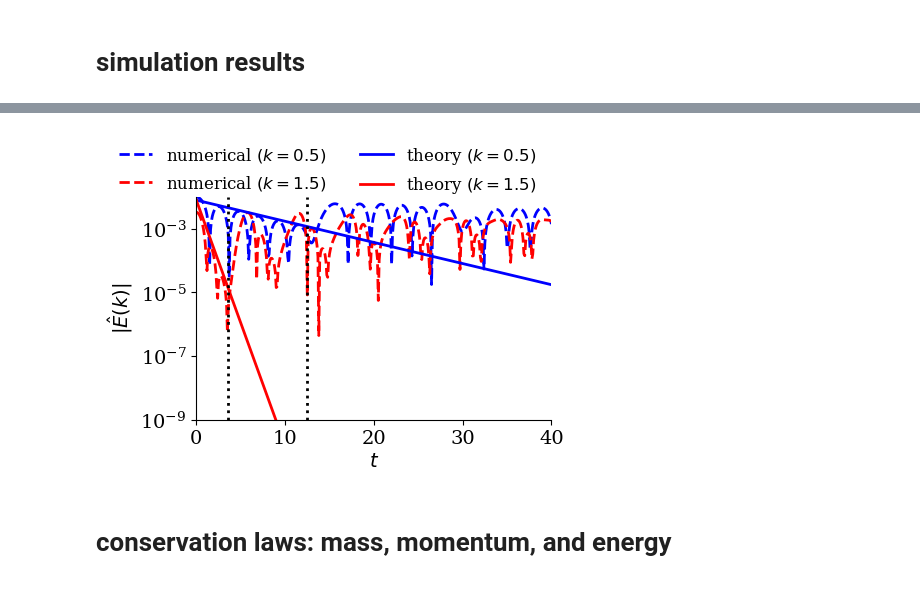
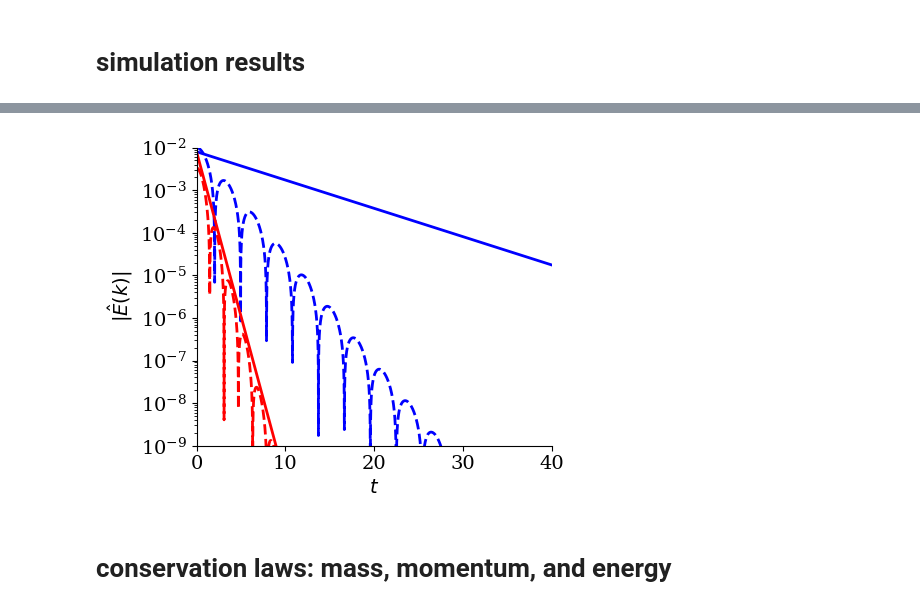
Before and after one commit to opaliss/SpectralSymbolicClosures, a Jupyter notebook: aw_simulation/linear_landau_damping.ipynb, the cells around one changed output, grey strips where cells are left out. Saved outputs shown, nothing was run; the diff lists cells and outputs as text; code cells hidden in the pictures.

```diff
--- a/aw_simulation/linear_landau_damping.ipynb
+++ b/aw_simulation/linear_landau_damping.ipynb
@@ -32,7 +32,7 @@ setup = SimulationSetupFOM(Nx=10,
                            T0=0,
                            T=40,
                            nu=0,
-                           col_type="collisionless",
+                           col_type="hyper",
                            closure_type="truncation")
 # %%
 # matrices
@@ -49,7 +49,7 @@ x = np.linspace(0, setup.L, 2*setup.Nx+1)
 # %% [markdown]
 # simulation results
 # %%
-skip = 10
+skip = 1
 # load the simulation results
 sol_midpoint_u = np.load("data/linear_landau/sol_u_" + str(setup.Nv) + "_closure_" + str(setup.closure_type) + "_collisions_" + str(setup.col_type) + ".npy")[:, ::skip]
 sol_midpoint_t = np.load("data/linear_landau/sol_t_" + str(setup.Nv) + "_closure_" + str(setup.closure_type) + "_collisions_" + str(setup.col_type) + ".npy")[::skip]
@@ -156,26 +156,27 @@ plt.tight_layout()
 # %%
 # plot the electric field damping rate
 fig, ax = plt.subplots(figsize=(5, 4))
 ax.plot(sol_midpoint_t, np.abs(E_midpoint_coeff[setup.Nx+1]), "--", c="blue", linewidth=2, label=r"numerical $(k=0.5)$")
 ax.plot(sol_midpoint_t, np.abs(E_midpoint_coeff[setup.Nx+3]), "--", c="red", linewidth=2, label=r"numerical $(k=1.5)$")
 ax.plot(sol_midpoint_t, np.exp(-0.153*sol_midpoint_t)*8e-3, linewidth=2, color="blue", label=r"theory $(k=0.5)$")
 ax.plot(sol_midpoint_t, np.exp(-1.776*sol_midpoint_t)*8e-3, linewidth=2, color="red", label=r"theory $(k=1.5)$")
-ax.axvline(1.2*np.sqrt(setup.Nv)/1.5, color="black", ls=":", linewidth=2)
-ax.axvline(1.4*np.sqrt(setup.Nv)/0.5, color="black", ls=":", linewidth=2)
+
+#ax.axvline(1.3*np.sqrt(setup.Nv)/1.5, color="black", ls=":", linewidth=2)
+#ax.axvline(1.7*np.sqrt(setup.Nv)/0.5, color="black", ls=":", linewidth=2)
 
 ax.set_yscale("log")
 ax.spines['right'].set_visible(False)
 ax.spines['top'].set_visible(False)
 ax.set_ylabel("$|\hat{E}(k)|$")
 ax.set_xlim(setup.T0, setup.T)
 ax.set_xlabel("$t$")
-legend = ax.legend(ncols=2, fancybox=False, shadow=False, fontsize=12, loc='upper right', bbox_to_anchor=(1, 1.3))
-legend.get_frame().set_alpha(0)
+# legend = ax.legend(ncols=1, fancybox=False, shadow=False, fontsize=12, loc='lower right')
+# legend.get_frame().set_alpha(0)
 ax.set_ylim(1e-9, 1e-2)
 plt.tight_layout()
-plt.savefig("figs/linear_landau/electric_field_damping_" + str(setup.Nv)+ "_closure_" + str(setup.closure_type) + "_collisions_" + str(setup.col_type) + ".png", dpi=200)
+plt.savefig("figs/linear_landau/electric_field_damping_" + str(setup.Nv)+ "_closure_" + str(setup.closure_type) + "_collisions_" + str(setup.col_type) + ".png", bbox_inches='tight', dpi=200)
 # %% [output]
-[figure, old version]
+[figure, new version]
 # %% [markdown]
 # conservation laws: mass, momentum, and energy
 # %% [markdown]
```
Also changed, not shown: parts of 5 cells of this notebook, 7 other files.
